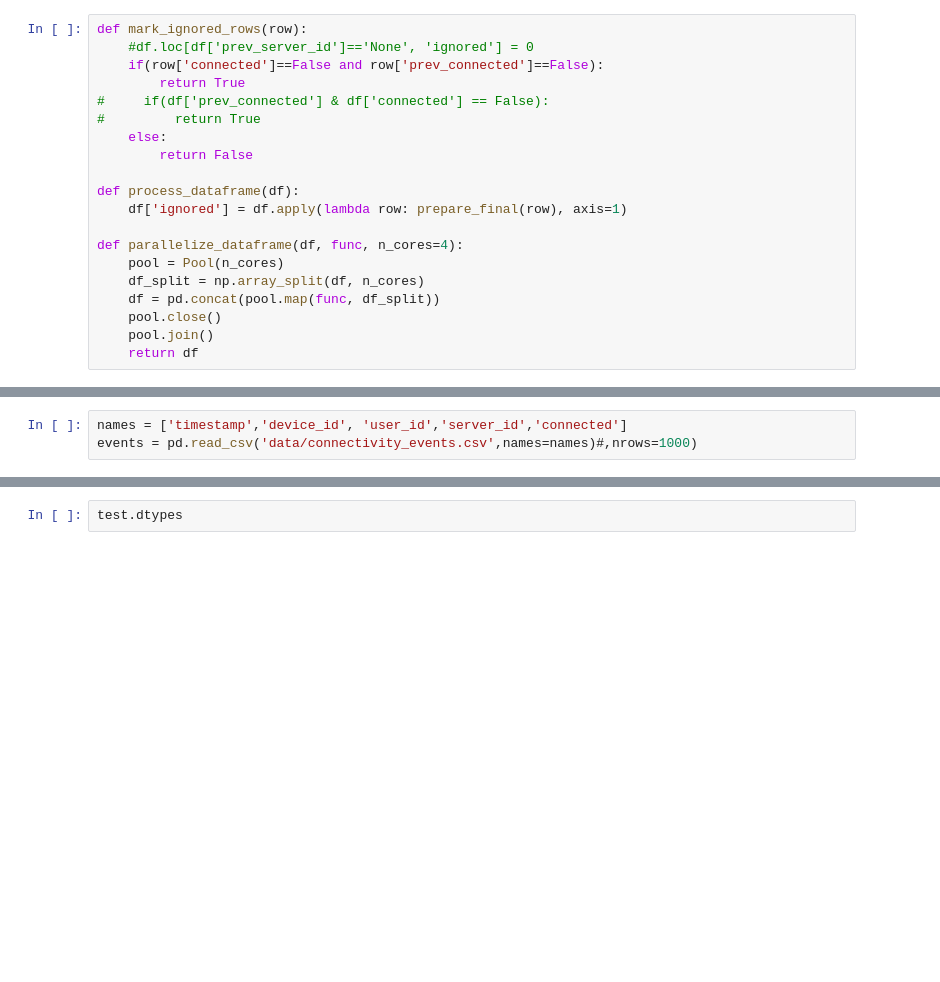
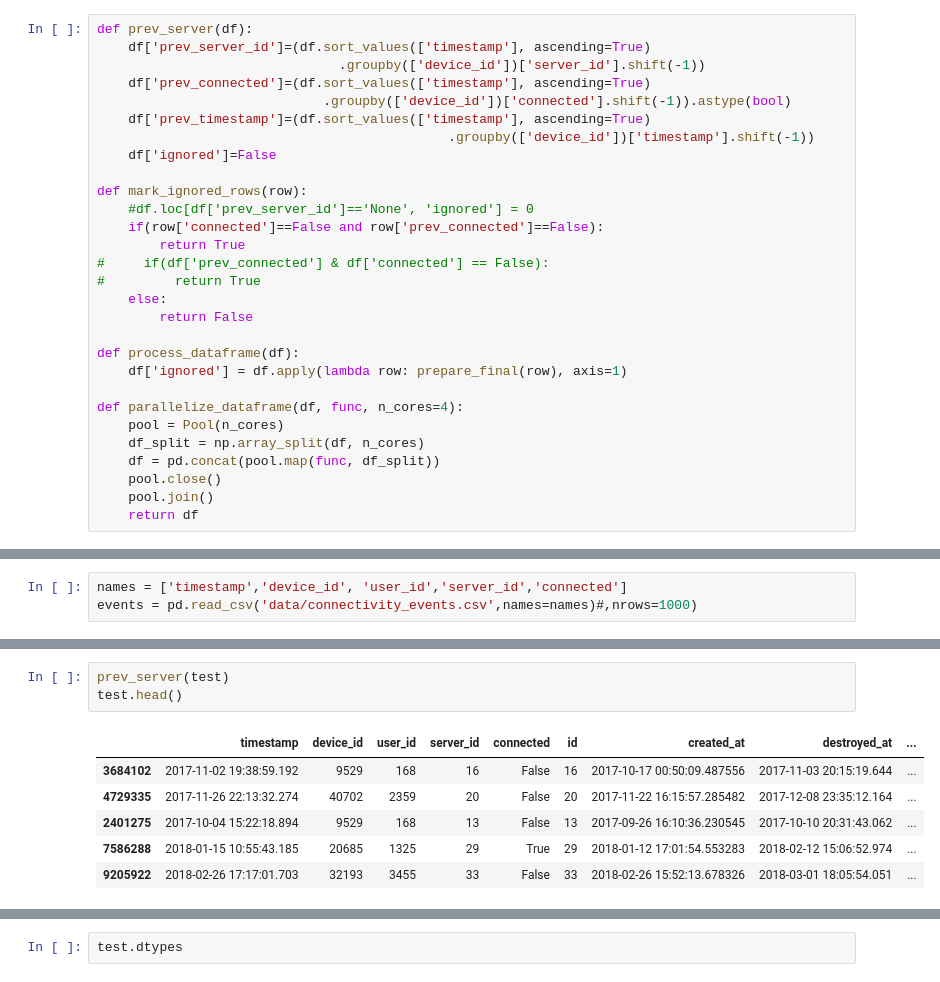
Before and after one commit to iamjakkie/IoTAnalysis-masked, a Jupyter notebook: IoTAnalysis.ipynb, the cells around one changed output, grey strips where cells are left out. Saved outputs shown, nothing was run; the diff lists cells and outputs as text; blank space fills up the shorter version.

```diff
--- a/IoTAnalysis.ipynb
+++ b/IoTAnalysis.ipynb
@@ -58,6 +48,15 @@ Successfully installed dill-0.3.2 pandarallel-1.4.8
 # %%
 from pandarallel import pandarallel
 # %%
+def prev_server(df):
+    df['prev_server_id']=(df.sort_values(['timestamp'], ascending=True)
+                               .groupby(['device_id'])['server_id'].shift(-1))
+    df['prev_connected']=(df.sort_values(['timestamp'], ascending=True)
+                             .groupby(['device_id'])['connected'].shift(-1)).astype(bool)
+    df['prev_timestamp']=(df.sort_values(['timestamp'], ascending=True)
+                                             .groupby(['device_id'])['timestamp'].shift(-1))
+    df['ignored']=False
+
 def mark_ignored_rows(row):
     #df.loc[df['prev_server_id']=='None', 'ignored'] = 0
     if(row['connected']==False and row['prev_connected']==False):
@@ -98,0 +175,10 @@ events_merged.shape[0]
+# %%
+prev_server(test)
+test.head()
+# %% [output]
+|  | timestamp | device_id | user_id | server_id | connected | id | created_at | destroyed_at | ... |
+| 3684102 | 2017-11-02 19:38:59.192 | 9529 | 168 | 16 | False | 16 | 2017-10-17 00:50:09.487556 | 2017-11-03 20:15:19.644 | ... |
+| 4729335 | 2017-11-26 22:13:32.274 | 40702 | 2359 | 20 | False | 20 | 2017-11-22 16:15:57.285482 | 2017-12-08 23:35:12.164 | ... |
+| 2401275 | 2017-10-04 15:22:18.894 | 9529 | 168 | 13 | False | 13 | 2017-09-26 16:10:36.230545 | 2017-10-10 20:31:43.062 | ... |
+| 7586288 | 2018-01-15 10:55:43.185 | 20685 | 1325 | 29 | True | 29 | 2018-01-12 17:01:54.553283 | 2018-02-12 15:06:52.974 | ... |
+| 9205922 | 2018-02-26 17:17:01.703 | 32193 | 3455 | 33 | False | 33 | 2018-02-26 15:52:13.678326 | 2018-03-01 18:05:54.051 | ... |
```
Also changed, not shown: parts of 18 cells of this notebook.
